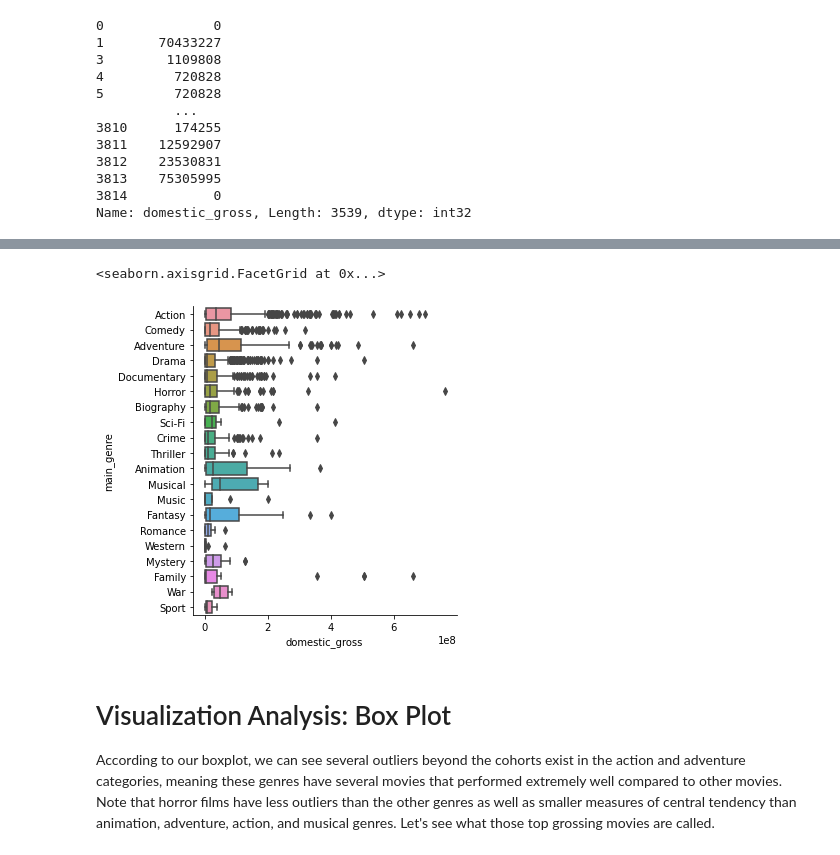
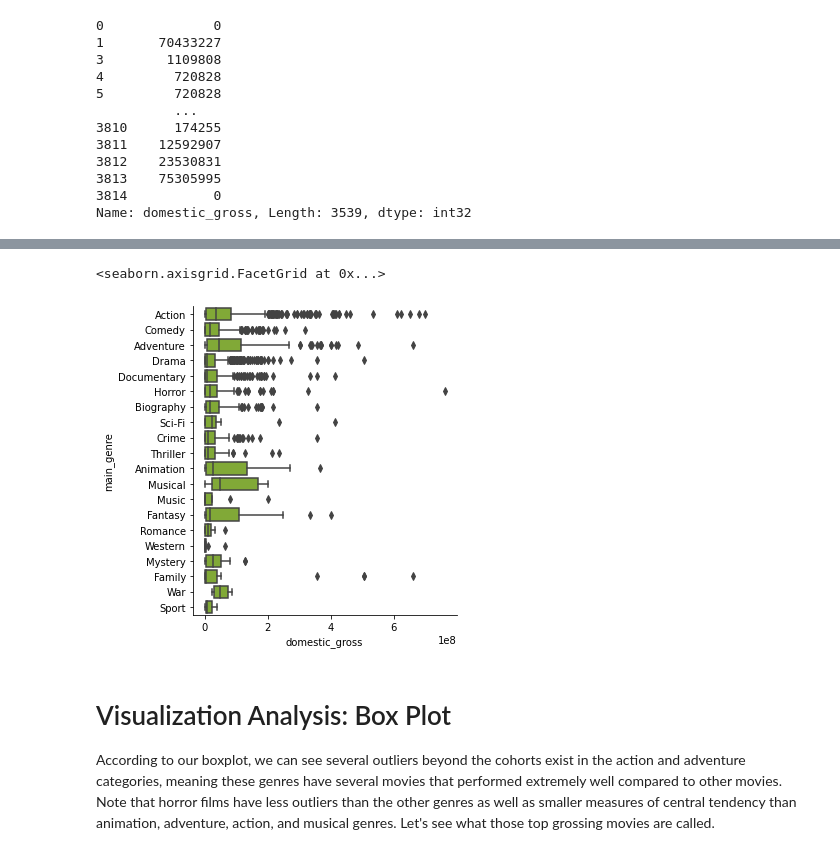
Before and after one commit to harte3/Flatiron-Capstone-Group-2, a Jupyter notebook: notebooks/alivia-vaia/Genre and Revenue.ipynb, the cells around one changed output, grey strips where cells are left out. Drawn from its saved outputs; the diff is of its cells as text; code cells hidden in the pictures.

```diff
--- a/notebooks/alivia-vaia/Genre and Revenue.ipynb
+++ b/notebooks/alivia-vaia/Genre and Revenue.ipynb
@@ -202,8 +221,8 @@ According to our bar plot, the most successful movies in terms of gross domestic
 # %%
-sns.catplot(data=movies_df, x="domestic_gross", y="main_genre", kind="box")
+sns.catplot(data=movies_df, x="domestic_gross", y="main_genre", kind="box", color='#86BC24')
 # %% [output]
 <seaborn.axisgrid.FacetGrid at 0x...>
-[figure, old version]
+[figure, new version]
 # %% [markdown]
 # Visualization Analysis: Box Plot
 According to our boxplot, we can see several outliers beyond the cohorts exist in the action and adventure categories, meaning these genres have several movies that performed extremely well compared to other movies. Note that horror films have less outliers than the other genres as well as smaller measures of central tendency than animation, adventure, action, and musical genres. Let's see what those top grossing movies are called.
```
Also changed, not shown: parts of 6 cells of this notebook.
